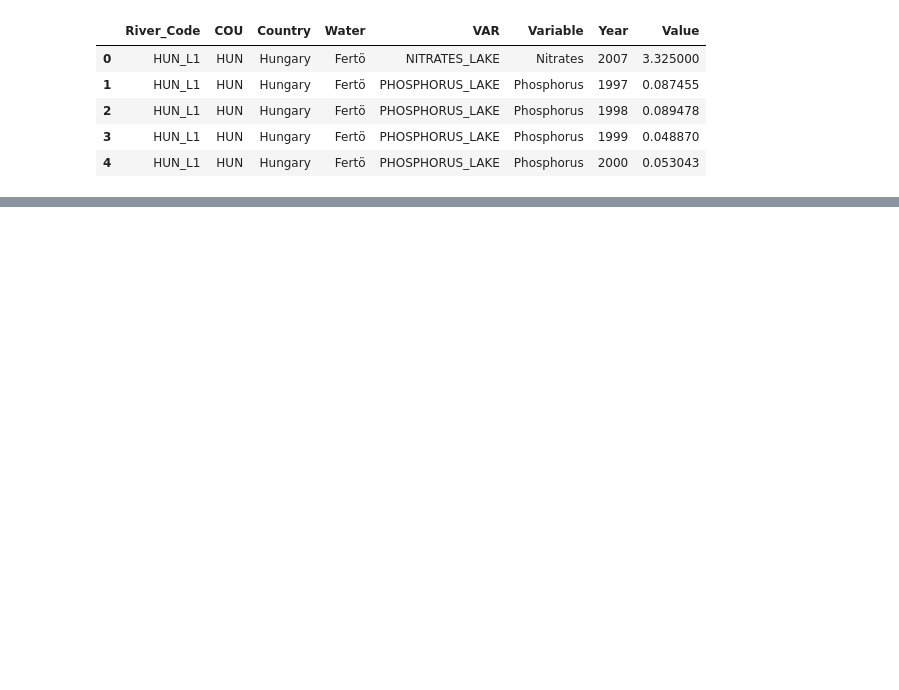
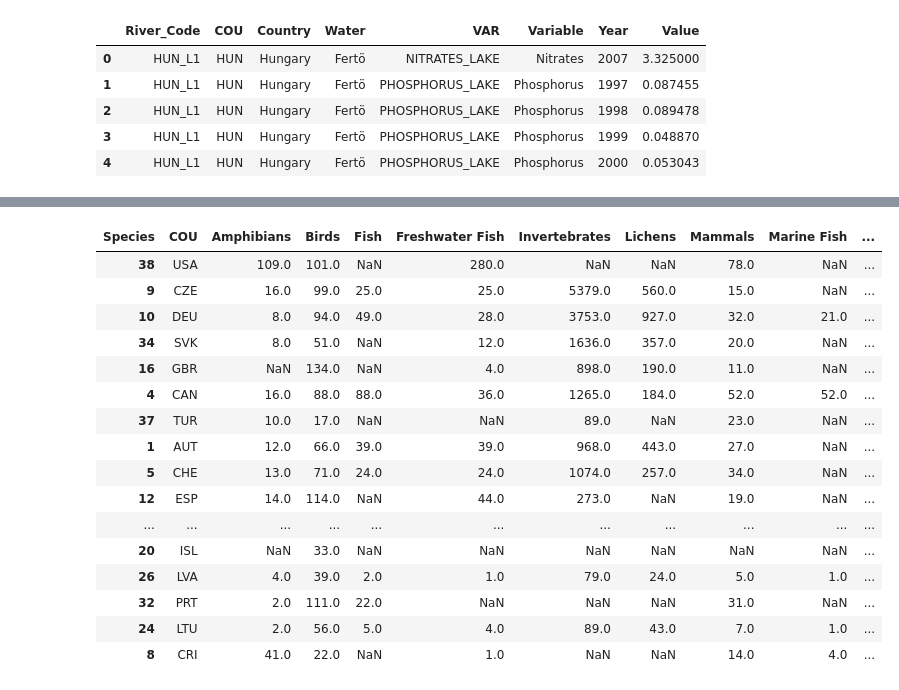
Before and after one commit to JosefinaAureaAmaro/02_Project_HTML_WebDesign, a Jupyter notebook: Jupyter Notebook/ETL_Environment_Indicator_Database.ipynb, the cells around one changed output, grey strips where cells are left out. Saved outputs shown, nothing was run; the diff lists cells and outputs as text; code cells hidden in the pictures; blank space fills up the shorter version.

```diff
--- a/Jupyter Notebook/ETL_Environment_Indicator_Database.ipynb
+++ b/Jupyter Notebook/ETL_Environment_Indicator_Database.ipynb
@@ -440,0 +598,4 @@ ValueError:
+# %%
+## filter dataset by unit and category
+endangered_species_eval = endangered_species_data[endangered_species_data['IUCN Category'] == 'Total number of threatened species']
+endangered_species_eval.head()
@@ -440,0 +609,2 @@ ValueError:
+# %%
+endangered_species_data_pivot = pd.pivot_table(endangered_species_eval, values='Value', index=['COU'], columns=['Species'], aggfunc=np.mean)
@@ -440,0 +621,23 @@ ValueError:
+# %%
+endangered_species_data_pivot['Avg per Country'] = round(endangered_species_data_pivot.mean(axis=1, skipna=True),2)
+endangered_species_data_pivot.reset_index(inplace= True)
+# %%
+endangered_species_data_pivot.sort_values('Avg per Country', ascending=False)
+# %% [output]
+| Species | COU | Amphibians | Birds | Fish | Freshwater Fish | Invertebrates | Lichens | Mammals | Marine Fish | ... |
+| 38 | USA | 109.0 | 101.0 | NaN | 280.0 | NaN | NaN | 78.0 | NaN | ... |
+| 9 | CZE | 16.0 | 99.0 | 25.0 | 25.0 | 5379.0 | 560.0 | 15.0 | NaN | ... |
+| 10 | DEU | 8.0 | 94.0 | 49.0 | 28.0 | 3753.0 | 927.0 | 32.0 | 21.0 | ... |
+| 34 | SVK | 8.0 | 51.0 | NaN | 12.0 | 1636.0 | 357.0 | 20.0 | NaN | ... |
+| 16 | GBR | NaN | 134.0 | NaN | 4.0 | 898.0 | 190.0 | 11.0 | NaN | ... |
+| 4 | CAN | 16.0 | 88.0 | 88.0 | 36.0 | 1265.0 | 184.0 | 52.0 | 52.0 | ... |
+| 37 | TUR | 10.0 | 17.0 | NaN | NaN | 89.0 | NaN | 23.0 | NaN | ... |
+| 1 | AUT | 12.0 | 66.0 | 39.0 | 39.0 | 968.0 | 443.0 | 27.0 | NaN | ... |
+| 5 | CHE | 13.0 | 71.0 | 24.0 | 24.0 | 1074.0 | 257.0 | 34.0 | NaN | ... |
+| 12 | ESP | 14.0 | 114.0 | NaN | 44.0 | 273.0 | NaN | 19.0 | NaN | ... |
+| ... | ... | ... | ... | ... | ... | ... | ... | ... | ... | ... |
+| 20 | ISL | NaN | 33.0 | NaN | NaN | NaN | NaN | NaN | NaN | ... |
+| 26 | LVA | 4.0 | 39.0 | 2.0 | 1.0 | 79.0 | 24.0 | 5.0 | 1.0 | ... |
+| 32 | PRT | 2.0 | 111.0 | 22.0 | NaN | NaN | NaN | 31.0 | NaN | ... |
+| 24 | LTU | 2.0 | 56.0 | 5.0 | 4.0 | 89.0 | 43.0 | 7.0 | 1.0 | ... |
+| 8 | CRI | 41.0 | 22.0 | NaN | 1.0 | NaN | NaN | 14.0 | 4.0 | ... |
```
Also changed, not shown: parts of 50 cells of this notebook.
